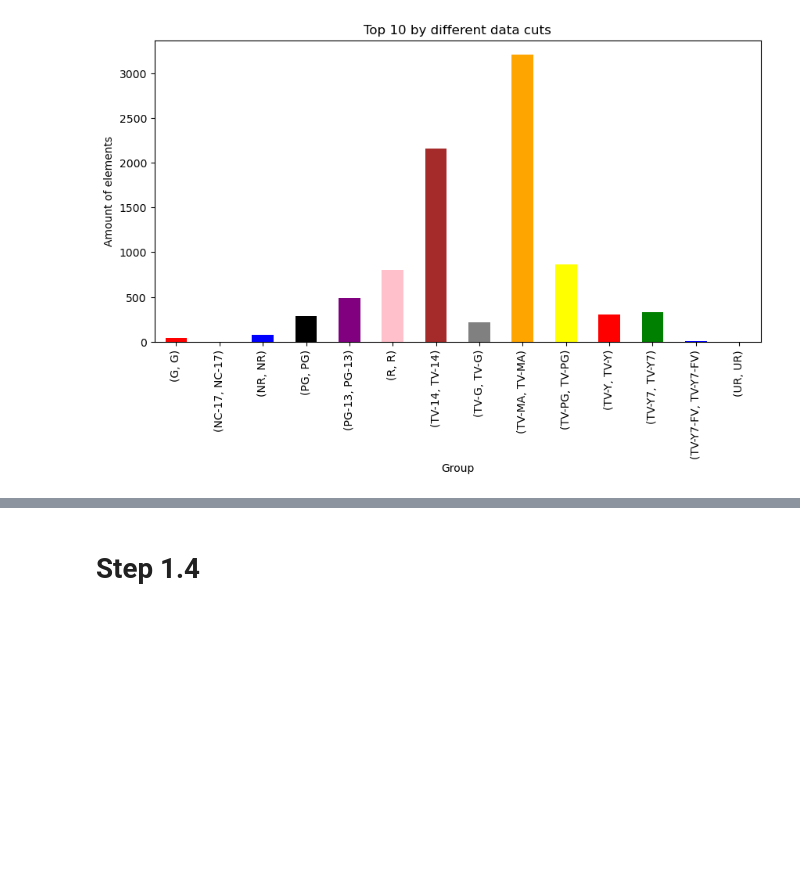
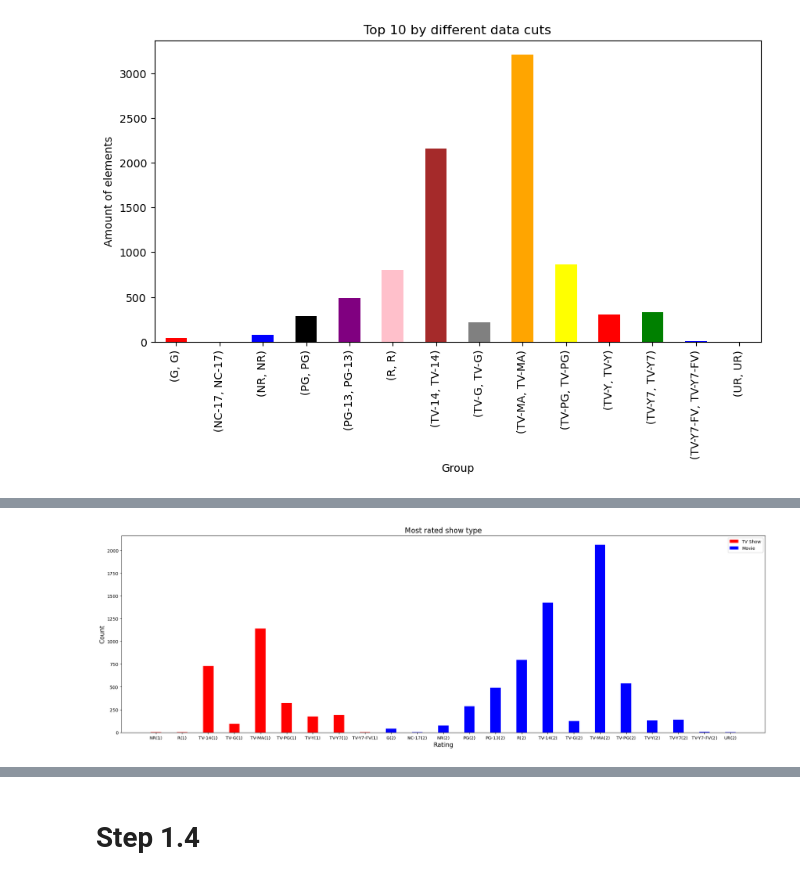
Before and after one commit to DanielXV1/Project-DataBase, a Jupyter notebook: project-database.ipynb, the cells around one changed output, grey strips where cells are left out. Saved outputs shown, nothing was run; the diff lists cells and outputs as text; code cells hidden in the pictures; blank space fills up the shorter version.

```diff
--- a/project-database.ipynb
+++ b/project-database.ipynb
@@ -308,0 +330,29 @@ plt.show()
+# %%
+# b) 2) addition) most reated show type
+
+# library call
+import pandas as pd
+import matplotlib.pyplot as plt
+
+# Loading data from a file into a DataFrame
+df = pd.read_csv('/kaggle/input/netflix-data-cleaning-analysis-and-visualization/netflix1.csv')
+
+# Grouping data and counting the number of elements in each group
+grouped_data = df.groupby(['rating', 'type'])['show_id'].count().reset_index()
+
+# Getting the result values for each rating and type
+result_tv = grouped_data.loc[grouped_data['type'] == 'TV Show']
+result_movie = grouped_data.loc[grouped_data['type'] == 'Movie']
+
+# Graph output
+colors = ['red','blue']
+plt.figure(figsize=(26,8))
+plt.bar(result_tv['rating']  + '(1)', result_tv['show_id'], width=0.4, color=colors[0], label='TV Show')
+plt.bar(result_movie['rating'] + '(2)', result_movie['show_id'], width=0.4, color=colors[1], label='Movie')
+plt.title("Most rated show type", fontsize=16)
+plt.xlabel("Rating", fontsize=14)
+plt.ylabel("Count", fontsize=14)
+plt.legend()
+plt.show()
+# %% [output]
+[figure, added]
```
Also changed, not shown: parts of 12 cells of this notebook.
